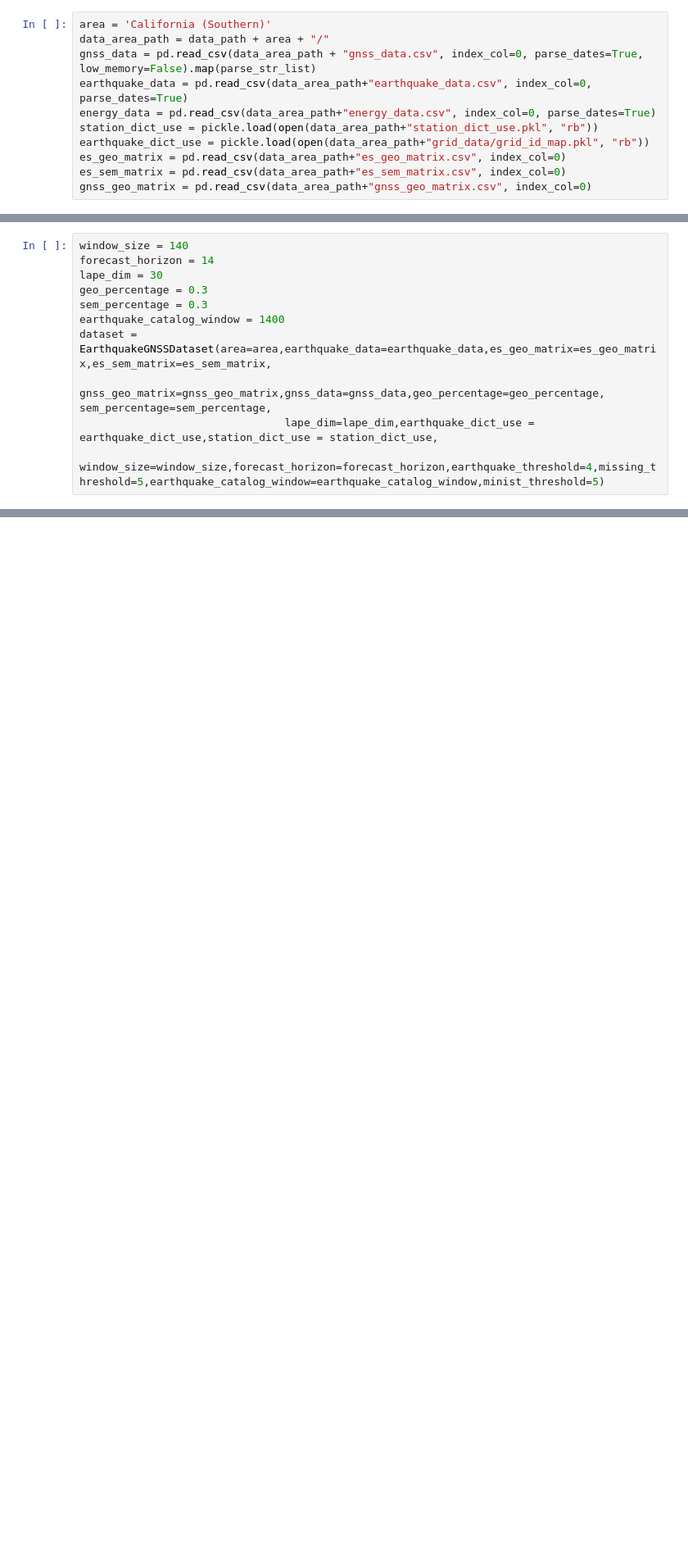
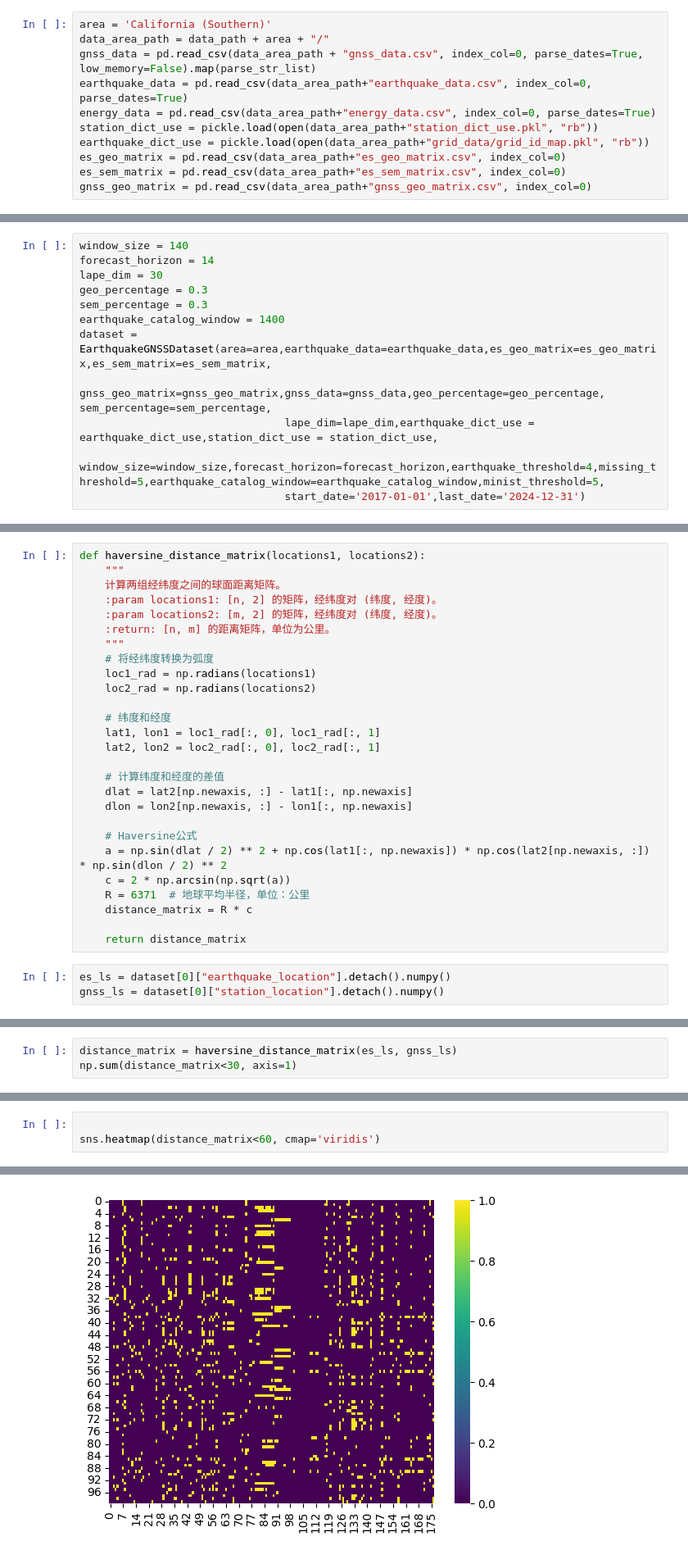
Before and after one commit to lhhhappy/Earthquake_predictor, a Jupyter notebook: dataset/dataset_test.ipynb, the cells around one changed output, grey strips where cells are left out. Shown at 82% size. Cells and saved outputs as stored; diff of their text form; blank space fills up the shorter version.

```diff
--- a/dataset/dataset_test.ipynb
+++ b/dataset/dataset_test.ipynb
@@ -299,4 +297,5 @@ earthquake_catalog_window = 1400
 dataset = EarthquakeGNSSDataset(area=area,earthquake_data=earthquake_data,es_geo_matrix=es_geo_matrix,es_sem_matrix=es_sem_matrix,
                                 gnss_geo_matrix=gnss_geo_matrix,gnss_data=gnss_data,geo_percentage=geo_percentage, sem_percentage=sem_percentage,
                                 lape_dim=lape_dim,earthquake_dict_use = earthquake_dict_use,station_dict_use = station_dict_use,
-                                window_size=window_size,forecast_horizon=forecast_horizon,earthquake_threshold=4,missing_threshold=5,earthquake_catalog_window=earthquake_catalog_window,minist_threshold=5)
+                                window_size=window_size,forecast_horizon=forecast_horizon,earthquake_threshold=4,missing_threshold=5,earthquake_catalog_window=earthquake_catalog_window,minist_threshold=5,
+                                start_date='2017-01-01',last_date='2024-12-31')
@@ -305,0 +302,30 @@ Earthquake Data Length: 8472
+# %%
+def haversine_distance_matrix(locations1, locations2):
+    """
+    计算两组经纬度之间的球面距离矩阵。
+    :param locations1: [n, 2] 的矩阵，经纬度对 (纬度, 经度)。
+    :param locations2: [m, 2] 的矩阵，经纬度对 (纬度, 经度)。
+    :return: [n, m] 的距离矩阵，单位为公里。
+    """
+    # 将经纬度转换为弧度
+    loc1_rad = np.radians(locations1)
+    loc2_rad = np.radians(locations2)
+
+    # 纬度和经度
+    lat1, lon1 = loc1_rad[:, 0], loc1_rad[:, 1]
+    lat2, lon2 = loc2_rad[:, 0], loc2_rad[:, 1]
+
+    # 计算纬度和经度的差值
+    dlat = lat2[np.newaxis, :] - lat1[:, np.newaxis]
+    dlon = lon2[np.newaxis, :] - lon1[:, np.newaxis]
+
+    # Haversine公式
+    a = np.sin(dlat / 2) ** 2 + np.cos(lat1[:, np.newaxis]) * np.cos(lat2[np.newaxis, :]) * np.sin(dlon / 2) ** 2
+    c = 2 * np.arcsin(np.sqrt(a))
+    R = 6371  # 地球平均半径，单位：公里
+    distance_matrix = R * c
+
+    return distance_matrix
+# %%
+es_ls = dataset[0]["earthquake_location"].detach().numpy()
+gnss_ls = dataset[0]["station_location"].detach().numpy()
@@ -305,0 +334,3 @@ Earthquake Data Length: 8472
+# %%
+distance_matrix = haversine_distance_matrix(es_ls, gnss_ls)
+np.sum(distance_matrix<30, axis=1)
@@ -305,0 +344,4 @@ Earthquake Data Length: 8472
+# %%
+
+sns.heatmap(distance_matrix<60, cmap='viridis')
+# %% [output]
@@ -306,3 +349,4 @@ Earthquake Data Length: 8472
+[figure, added]
 # %%
 for key in dataset[8471]:
     break
```
Also changed, not shown: parts of 10 cells of this notebook, 39 other files.
